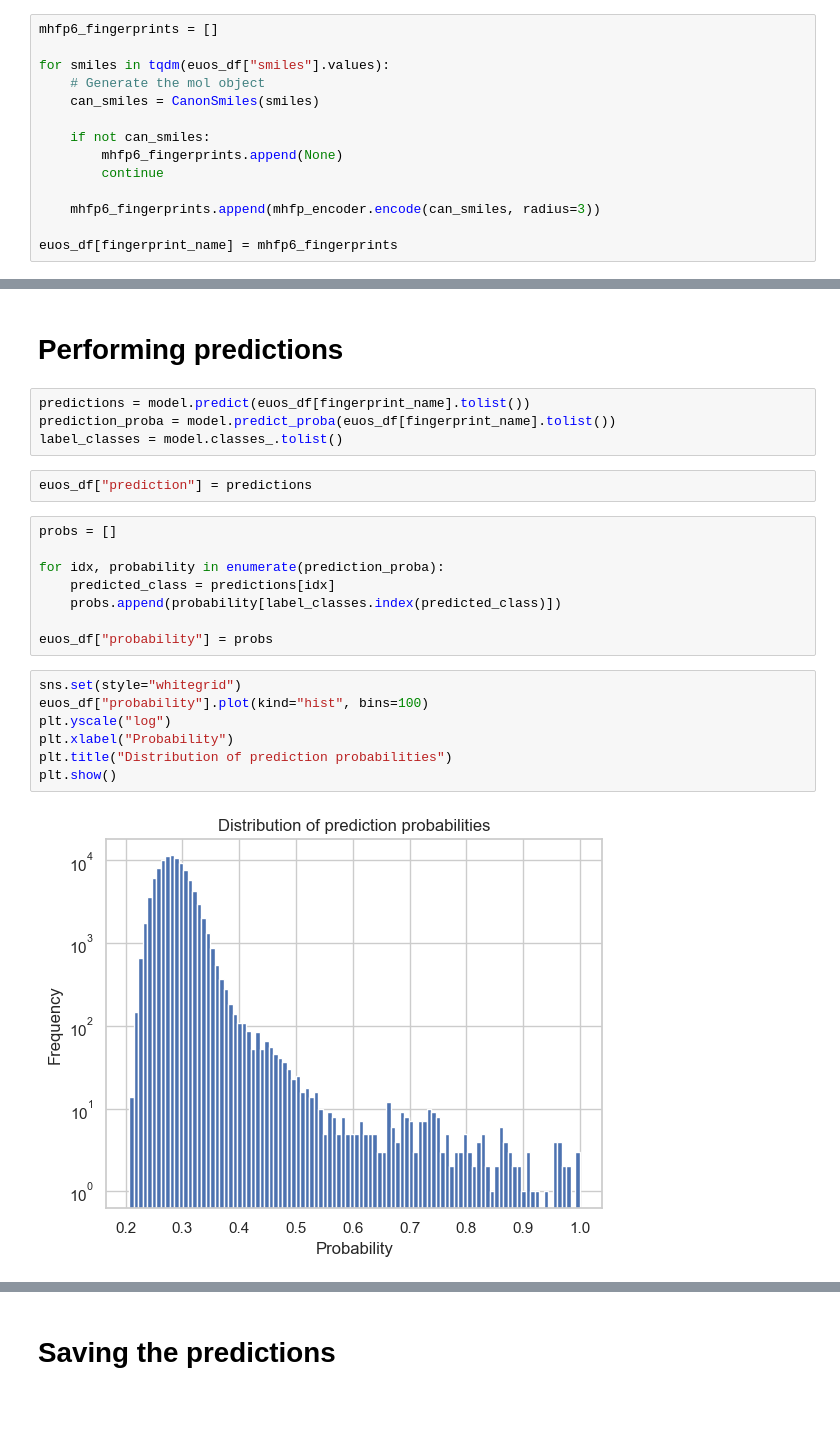
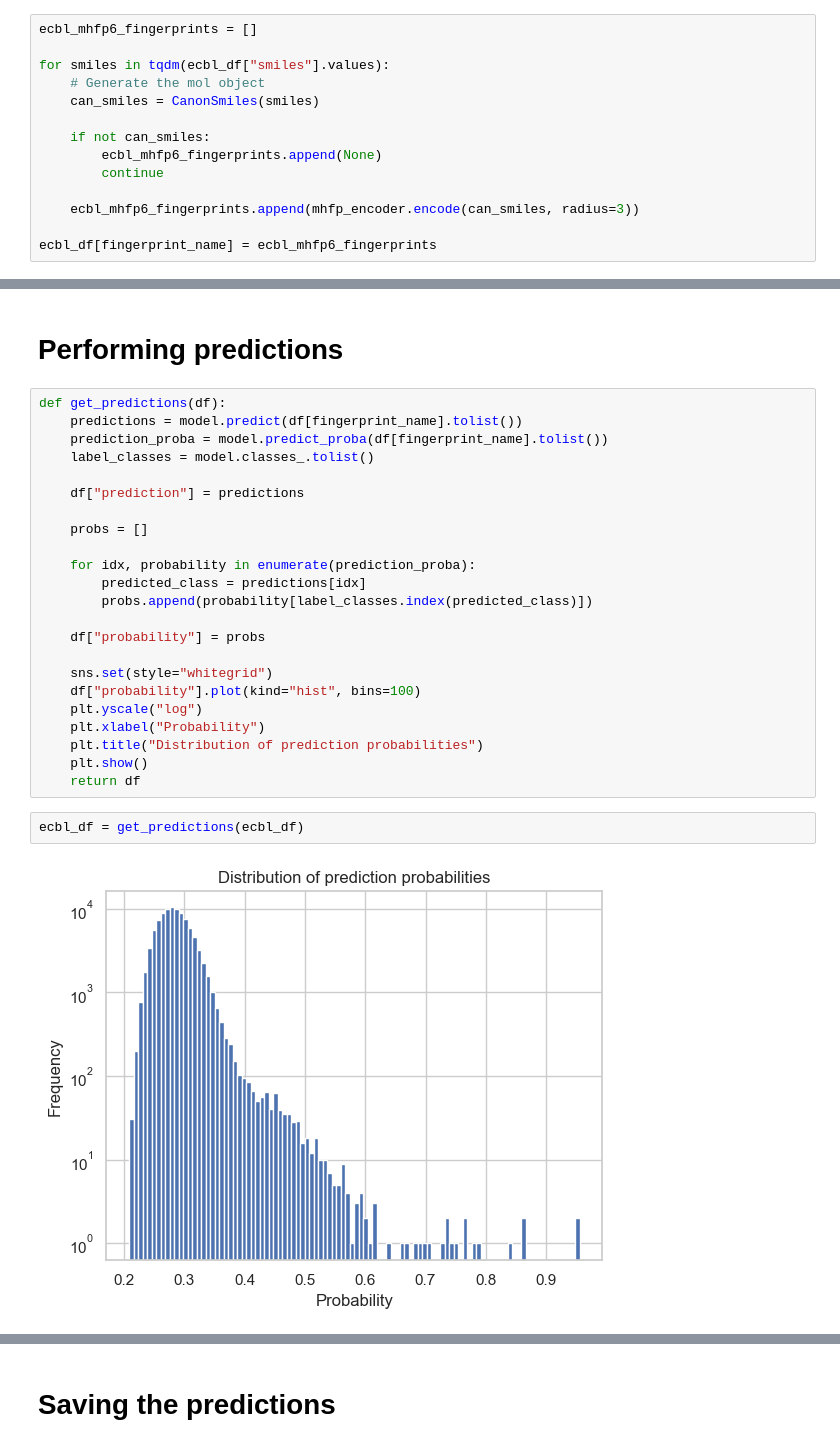
Before and after one commit to IMI-COMBINE/broad_spectrum_prediction, a Jupyter notebook: src/9_2_euos_library_prediction.ipynb, the cells around one changed output, grey strips where cells are left out. Drawn from its saved outputs; the diff is of its cells as text; blank space fills up the shorter version.

```diff
--- a/src/9_2_euos_library_prediction.ipynb
+++ b/src/9_2_euos_library_prediction.ipynb
@@ -39,16 +42,16 @@ euos_df.shape
 # %%
 mhfp_encoder = MHFPEncoder(n_permutations=2048, seed=42)  # MHFP6 fingerprint
 # %%
-mhfp6_fingerprints = []
+ecbl_mhfp6_fingerprints = []
 
-for smiles in tqdm(euos_df["smiles"].values):
+for smiles in tqdm(ecbl_df["smiles"].values):
     # Generate the mol object
     can_smiles = CanonSmiles(smiles)
 
     if not can_smiles:
-        mhfp6_fingerprints.append(None)
+        ecbl_mhfp6_fingerprints.append(None)
         continue
 
-    mhfp6_fingerprints.append(mhfp_encoder.encode(can_smiles, radius=3))
+    ecbl_mhfp6_fingerprints.append(mhfp_encoder.encode(can_smiles, radius=3))
 
-euos_df[fingerprint_name] = mhfp6_fingerprints
+ecbl_df[fingerprint_name] = ecbl_mhfp6_fingerprints
@@ -55,25 +72,29 @@ euos_df[fingerprint_name] = mhfp6_fingerprints
 # %% [markdown]
 # Performing predictions
-# %%
-predictions = model.predict(euos_df[fingerprint_name].tolist())
-prediction_proba = model.predict_proba(euos_df[fingerprint_name].tolist())
-label_classes = model.classes_.tolist()
-# %%
-euos_df["prediction"] = predictions
-# %%
-probs = []
-
-for idx, probability in enumerate(prediction_proba):
-    predicted_class = predictions[idx]
-    probs.append(probability[label_classes.index(predicted_class)])
-
-euos_df["probability"] = probs
 # %%
-sns.set(style="whitegrid")
-euos_df["probability"].plot(kind="hist", bins=100)
-plt.yscale("log")
-plt.xlabel("Probability")
-plt.title("Distribution of prediction probabilities")
-plt.show()
+def get_predictions(df):
+    predictions = model.predict(df[fingerprint_name].tolist())
+    prediction_proba = model.predict_proba(df[fingerprint_name].tolist())
+    label_classes = model.classes_.tolist()
+
+    df["prediction"] = predictions
+
+    probs = []
+
+    for idx, probability in enumerate(prediction_proba):
+        predicted_class = predictions[idx]
+        probs.append(probability[label_classes.index(predicted_class)])
+
+    df["probability"] = probs
+
+    sns.set(style="whitegrid")
+    df["probability"].plot(kind="hist", bins=100)
+    plt.yscale("log")
+    plt.xlabel("Probability")
+    plt.title("Distribution of prediction probabilities")
+    plt.show()
+    return df
-# %% [output]
-[figure, removed]
+# %%
+ecbl_df = get_predictions(ecbl_df)
+# %% [output]
+[figure, added]
```
Also changed, not shown: parts of 22 cells of this notebook, 2 other files.
